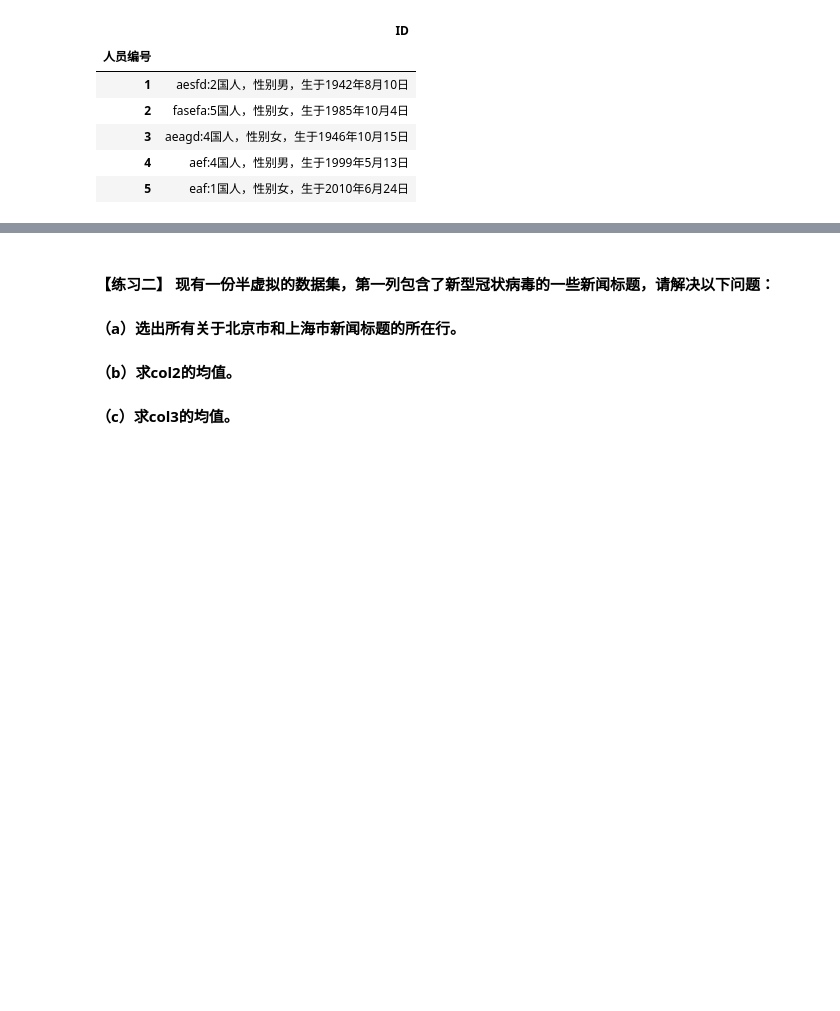
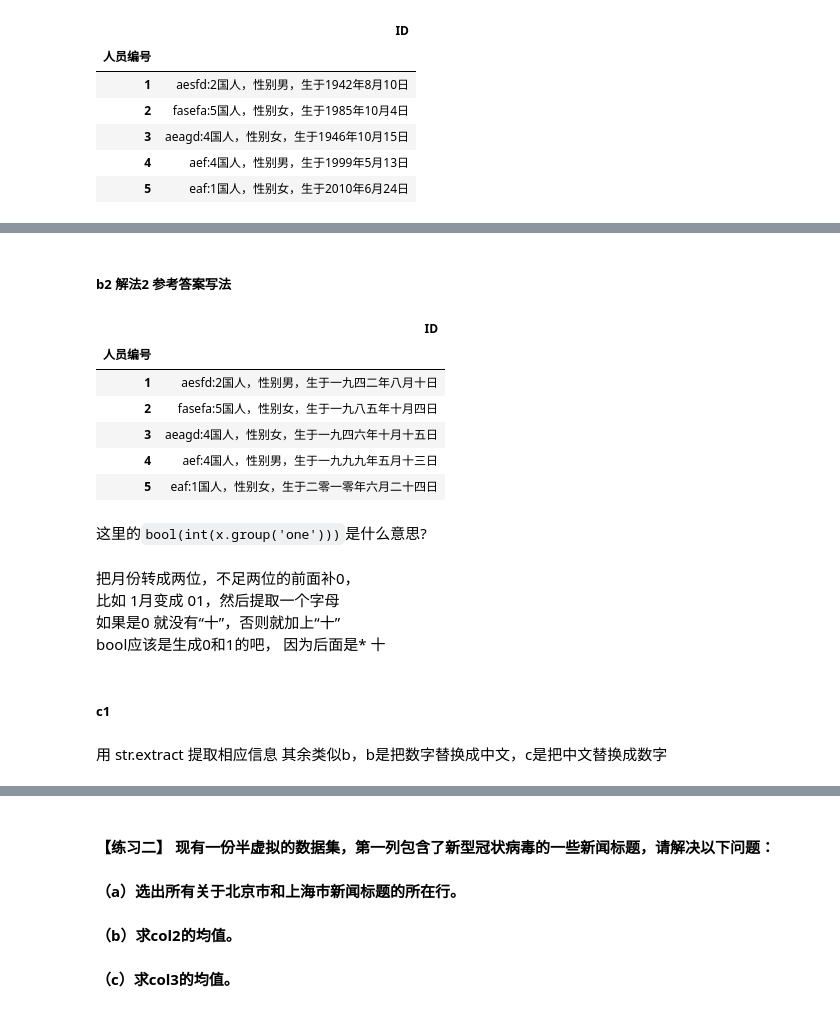
Before and after one commit to elsieyin/joyful-pandas, a Jupyter notebook: 第7章 文本数据.ipynb, the cells around one changed output, grey strips where cells are left out. Saved outputs shown, nothing was run; the diff lists cells and outputs as text; code cells hidden in the pictures; blank space fills up the shorter version.

```diff
--- a/第7章 文本数据.ipynb
+++ b/第7章 文本数据.ipynb
@@ -615,0 +657,34 @@ df.head()
+# %% [markdown]
+##### b2 解法2 参考答案写法
+# %%
+L_year = list('零一二三四五六七八九')
+L_one = [s.strip() for s in list('  二三四五六七八九')]
+L_two = [s.strip() for s in list(' 一二三四五六七八九')]
+df_new = (df['姓名']+':'+df['国籍']+'国人，性别'+df['性别']+'，生于'
+          +df['出生年'].str.replace(r'\d',lambda x:L_year[int(x.group(0))])+'年'
+          +df['出生月'].apply(lambda x:x if len(x)==2 else '0'+x)\
+                      .str.replace(r'(?P<one>[\d])(?P<two>\d?)',lambda x:L_one[int(x.group('one'))]
+                      +bool(int(x.group('one')))*'十'+L_two[int(x.group('two'))])+'月'
+          +df['出生日'].apply(lambda x:x if len(x)==2 else '0'+x)\
+                      .str.replace(r'(?P<one>[\d])(?P<two>\d?)',lambda x:L_one[int(x.group('one'))]
+                      +bool(int(x.group('one')))*'十'+L_two[int(x.group('two'))])+'日')\
+          .to_frame().rename(columns={0:'ID'})
+df_new.head()
+# %% [output]
+|  | ID |
+| 人员编号 |  |
+| 1 | aesfd:2国人，性别男，生于一九四二年八月十日 |
+| 2 | fasefa:5国人，性别女，生于一九八五年十月四日 |
+| 3 | aeagd:4国人，性别女，生于一九四六年十月十五日 |
+| 4 | aef:4国人，性别男，生于一九九九年五月十三日 |
+| 5 | eaf:1国人，性别女，生于二零一零年六月二十四日 |
+# %% [markdown]
+这里的`bool(int(x.group('one')))`是什么意思?
+# %% [markdown]
+把月份转成两位，不足两位的前面补0，
+比如 1月变成 01，然后提取一个字母
+如果是0 就没有“十”，否则就加上“十”
+bool应该是生成0和1的吧，
+因为后面是* 十
+# %% [markdown]
+##### c1
@@ -615,0 +694,3 @@ df.head()
+# %% [markdown]
+用 str.extract 提取相应信息
+其余类似b，b是把数字替换成中文，c是把中文替换成数字
```
Also changed, not shown: parts of 20 cells of this notebook, 1 other file.
